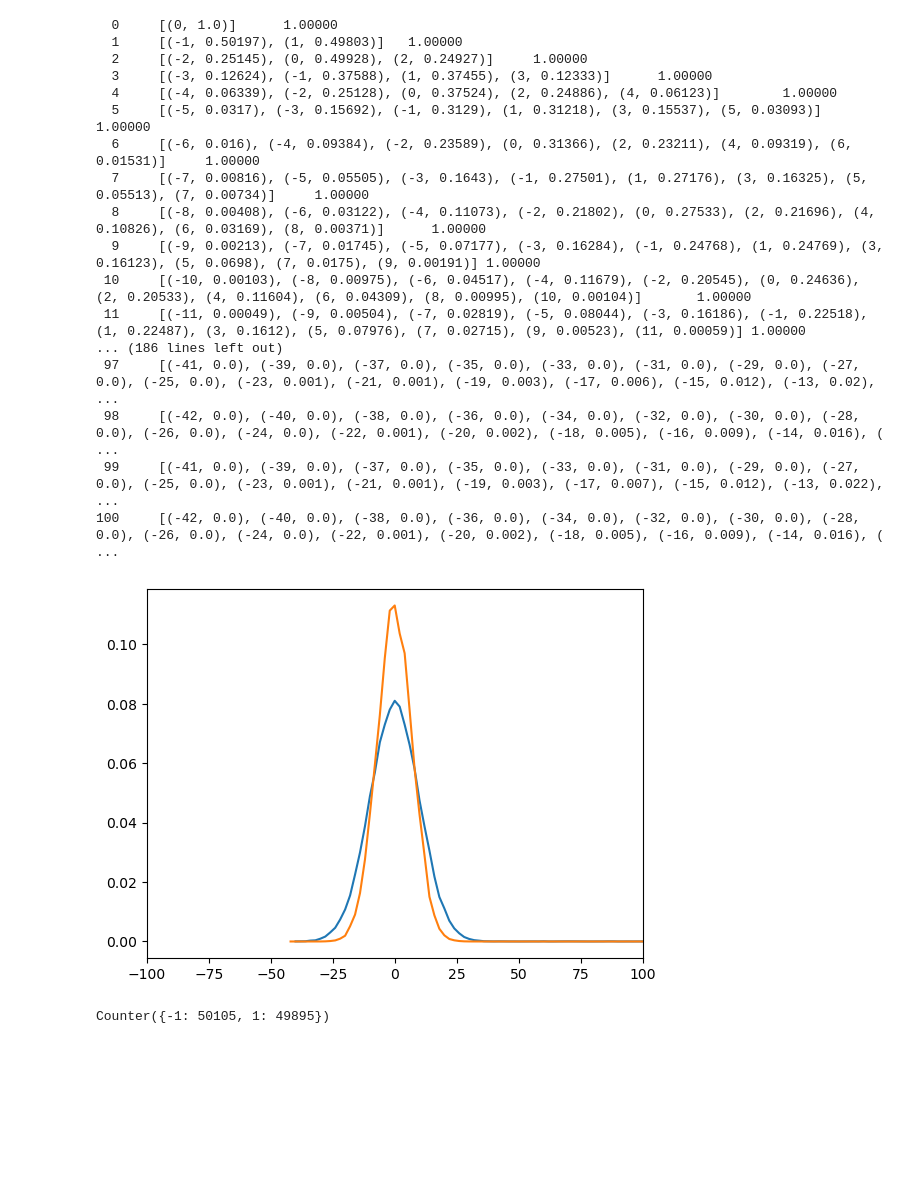
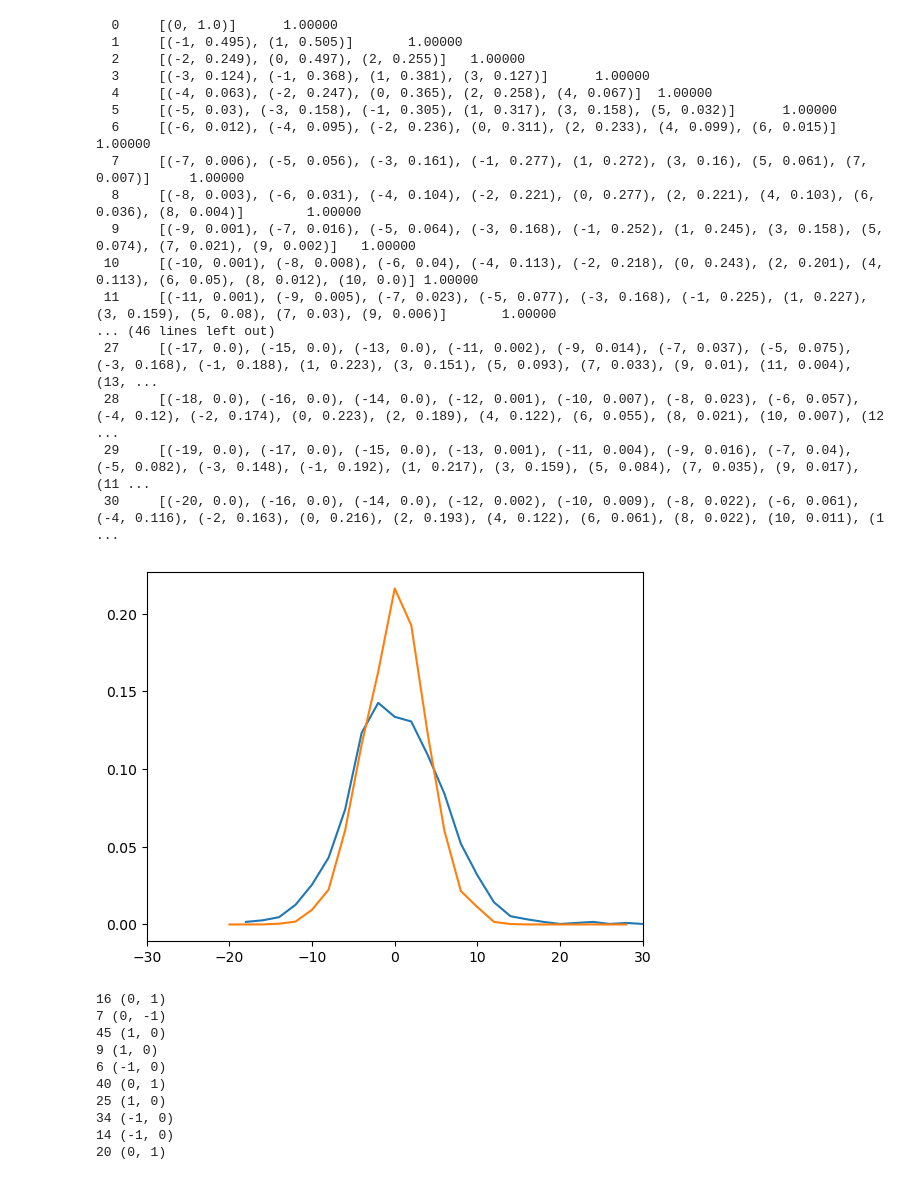
Before and after one commit to AndreaGiaccherini/RandomQuantumWalk, a Jupyter notebook: main.ipynb, the cells around one changed output. Cells and saved outputs as stored; diff of their text form; code cells hidden in the pictures; blank space fills up the shorter version.

```diff
--- a/main.ipynb
+++ b/main.ipynb
@@ -4,7 +4,7 @@ import collections
 import matplotlib.pyplot as plt
 
 
-def get_counts(input_list, num_walkers, power):
+def get_counts(input_list, num_walkers, power=1):
     """
     Get the weighted counts for unique elements in an input list using a given power and number of walkers.
 
@@ -64,7 +64,7 @@ def count_values_qm(input_list, num_walkers):
     """
     return get_counts(input_list, num_walkers, 2)
 
-def random_walk(num_steps=4, start=0, num_walkers=10000):
+def random_walk(**kwargs):
     """
     1-Dimensional Random Walk simulation.
 
@@ -75,62 +75,81 @@ def random_walk(num_steps=4, start=0, num_walkers=10000):
     """
 
     # Initialize walk with starting position
-    walk = [[ start for _ in range(num_walkers)]+[0]]
+    # The steps of the walk are strings num_walker + 1 long where
+    num_steps=kwargs.get("num_steps",4)
+    start=kwargs.get("start",0)
+    num_walkers=kwargs.get("num_walkers",10000)
+
+    walk = [[0]+[ start for _ in range(num_walkers)]]
 
     for k in range(1, num_steps + 1):
+        #start a new step
         walk.append([k])
         for walker in range(num_walkers):
-            # Append new position (x and index) the current step of the walk is walk[-1]
+            # Append new position (x and index) the current step of the walk is in walk[-1]
             walk[-1].append(walk[-2][walker] + random.choice([-1, 1]))
 
     return walk
 
 # Example usage:
-num_walkers=100000
-num_steps=100
-for step in random_walk(num_steps,0,num_walkers):
+num_walkers=3000
+num_steps=30
+for step in random_walk(num_steps=num_steps,start=0,num_walkers=num_walkers):
     RW=count_values_classic(step[1:],num_walkers)
     P_sum=sum([node[1] for node in RW]) #check if sum of prob is 1
-    print("{:3}\t{}\t{:1.5f}".format(step[0],RW,P_sum))
+    rounded_RW = [(k, round(v,3)) for k, v in RW]
+    print("{:3}\t{}\t{:1.5f}".format(step[0],rounded_RW,P_sum))
 
 # unzip the list of tuple (value, counts) in two lists
 values,counts=zip(*RW)
 
-for step in random_walk(num_steps,0,num_walkers):
+for step in random_walk(num_steps=num_steps,start=0,num_walkers=num_walkers):
     qm_RW=count_values_qm(step[1:],num_walkers)
     P_sum=sum([node[1] for node in qm_RW])
     # Round qm_RW to limit number of digits
     rounded_QM_RW = [(k, round(v,3)) for k, v in qm_RW]
     print("{:3}\t{}\t{:1.5f}".format(step[0],rounded_QM_RW,P_sum))
 
 # unzip the list of tuple (value, counts) in two lists
 values_qm,counts_qm=zip(*qm_RW)
 
 
 plt.plot(values, counts)
 plt.plot(values_qm, counts_qm)
 plt.xlim(-(num_steps), num_steps)
 plt.show()
 # %% [output]
   0     [(0, 1.0)]      1.00000
-  1     [(-1, 0.50197), (1, 0.49803)]   1.00000
-  2     [(-2, 0.25145), (0, 0.49928), (2, 0.24927)]     1.00000
-  3     [(-3, 0.12624), (-1, 0.37588), (1, 0.37455), (3, 0.12333)]      1.00000
-  4     [(-4, 0.06339), (-2, 0.25128), (0, 0.37524), (2, 0.24886), (4, 0.06123)]        1.00000
-  5     [(-5, 0.0317), (-3, 0.15692), (-1, 0.3129), (1, 0.31218), (3, 0.15537), (5, 0.03093)]   1.00000
-  6     [(-6, 0.016), (-4, 0.09384), (-2, 0.23589), (0, 0.31366), (2, 0.23211), (4, 0.09319), (6, 0.01531)]     1.00000
-  7     [(-7, 0.00816), (-5, 0.05505), (-3, 0.1643), (-1, 0.27501), (1, 0.27176), (3, 0.16325), (5, 0.05513), (7, 0.00734)]     1.00000
-  8     [(-8, 0.00408), (-6, 0.03122), (-4, 0.11073), (-2, 0.21802), (0, 0.27533), (2, 0.21696), (4, 0.10826), (6, 0.03169), (8, 0.00371)]      1.00000
-  9     [(-9, 0.00213), (-7, 0.01745), (-5, 0.07177), (-3, 0.16284), (-1, 0.24768), (1, 0.24769), (3, 0.16123), (5, 0.0698), (7, 0.0175), (9, 0.00191)] 1.00000
- 10     [(-10, 0.00103), (-8, 0.00975), (-6, 0.04517), (-4, 0.11679), (-2, 0.20545), (0, 0.24636), (2, 0.20533), (4, 0.11604), (6, 0.04309), (8, 0.00995), (10, 0.00104)]       1.00000
- 11     [(-11, 0.00049), (-9, 0.00504), (-7, 0.02819), (-5, 0.08044), (-3, 0.16186), (-1, 0.22518), (1, 0.22487), (3, 0.1612), (5, 0.07976), (7, 0.02715), (9, 0.00523), (11, 0.00059)] 1.00000
-... (186 lines left out)
- 97     [(-41, 0.0), (-39, 0.0), (-37, 0.0), (-35, 0.0), (-33, 0.0), (-31, 0.0), (-29, 0.0), (-27, 0.0), (-25, 0.0), (-23, 0.001), (-21, 0.001), (-19, 0.003), (-17, 0.006), (-15, 0.012), (-13, 0.02),  ...
- 98     [(-42, 0.0), (-40, 0.0), (-38, 0.0), (-36, 0.0), (-34, 0.0), (-32, 0.0), (-30, 0.0), (-28, 0.0), (-26, 0.0), (-24, 0.0), (-22, 0.001), (-20, 0.002), (-18, 0.005), (-16, 0.009), (-14, 0.016), ( ...
- 99     [(-41, 0.0), (-39, 0.0), (-37, 0.0), (-35, 0.0), (-33, 0.0), (-31, 0.0), (-29, 0.0), (-27, 0.0), (-25, 0.0), (-23, 0.001), (-21, 0.001), (-19, 0.003), (-17, 0.007), (-15, 0.012), (-13, 0.022), ...
-100     [(-42, 0.0), (-40, 0.0), (-38, 0.0), (-36, 0.0), (-34, 0.0), (-32, 0.0), (-30, 0.0), (-28, 0.0), (-26, 0.0), (-24, 0.0), (-22, 0.001), (-20, 0.002), (-18, 0.005), (-16, 0.009), (-14, 0.016), ( ...
+  1     [(-1, 0.495), (1, 0.505)]       1.00000
+  2     [(-2, 0.249), (0, 0.497), (2, 0.255)]   1.00000
+  3     [(-3, 0.124), (-1, 0.368), (1, 0.381), (3, 0.127)]      1.00000
+  4     [(-4, 0.063), (-2, 0.247), (0, 0.365), (2, 0.258), (4, 0.067)]  1.00000
+  5     [(-5, 0.03), (-3, 0.158), (-1, 0.305), (1, 0.317), (3, 0.158), (5, 0.032)]      1.00000
+  6     [(-6, 0.012), (-4, 0.095), (-2, 0.236), (0, 0.311), (2, 0.233), (4, 0.099), (6, 0.015)] 1.00000
+  7     [(-7, 0.006), (-5, 0.056), (-3, 0.161), (-1, 0.277), (1, 0.272), (3, 0.16), (5, 0.061), (7, 0.007)]     1.00000
+  8     [(-8, 0.003), (-6, 0.031), (-4, 0.104), (-2, 0.221), (0, 0.277), (2, 0.221), (4, 0.103), (6, 0.036), (8, 0.004)]        1.00000
+  9     [(-9, 0.001), (-7, 0.016), (-5, 0.064), (-3, 0.168), (-1, 0.252), (1, 0.245), (3, 0.158), (5, 0.074), (7, 0.021), (9, 0.002)]   1.00000
+ 10     [(-10, 0.001), (-8, 0.008), (-6, 0.04), (-4, 0.113), (-2, 0.218), (0, 0.243), (2, 0.201), (4, 0.113), (6, 0.05), (8, 0.012), (10, 0.0)] 1.00000
+ 11     [(-11, 0.001), (-9, 0.005), (-7, 0.023), (-5, 0.077), (-3, 0.168), (-1, 0.225), (1, 0.227), (3, 0.159), (5, 0.08), (7, 0.03), (9, 0.006)]       1.00000
+... (46 lines left out)
+ 27     [(-17, 0.0), (-15, 0.0), (-13, 0.0), (-11, 0.002), (-9, 0.014), (-7, 0.037), (-5, 0.075), (-3, 0.168), (-1, 0.188), (1, 0.223), (3, 0.151), (5, 0.093), (7, 0.033), (9, 0.01), (11, 0.004), (13, ...
+ 28     [(-18, 0.0), (-16, 0.0), (-14, 0.0), (-12, 0.001), (-10, 0.007), (-8, 0.023), (-6, 0.057), (-4, 0.12), (-2, 0.174), (0, 0.223), (2, 0.189), (4, 0.122), (6, 0.055), (8, 0.021), (10, 0.007), (12 ...
+ 29     [(-19, 0.0), (-17, 0.0), (-15, 0.0), (-13, 0.001), (-11, 0.004), (-9, 0.016), (-7, 0.04), (-5, 0.082), (-3, 0.148), (-1, 0.192), (1, 0.217), (3, 0.159), (5, 0.084), (7, 0.035), (9, 0.017), (11 ...
+ 30     [(-20, 0.0), (-16, 0.0), (-14, 0.0), (-12, 0.002), (-10, 0.009), (-8, 0.022), (-6, 0.061), (-4, 0.116), (-2, 0.163), (0, 0.216), (2, 0.193), (4, 0.122), (6, 0.061), (8, 0.022), (10, 0.011), (1 ...
-[figure, old version]
+[figure, new version]
-# %%
-collections.Counter([random.choice([-1, 1]) for _ in range(100000)])
-# %% [output]
-Counter({-1: 50105, 1: 49895})
+# %%
+phases=((0,1),(1,0),(-1,0),(0,-1))
+for _ in range(10):
+    index=random.randint(0,50)
+    print(index,phases[index%(len(phases))])
+# %% [output]
+16 (0, 1)
+7 (0, -1)
+45 (1, 0)
+9 (1, 0)
+6 (-1, 0)
+40 (0, 1)
+25 (1, 0)
+34 (-1, 0)
+14 (-1, 0)
+20 (0, 1)
```
Also changed, not shown: parts of 1 cell of this notebook.
